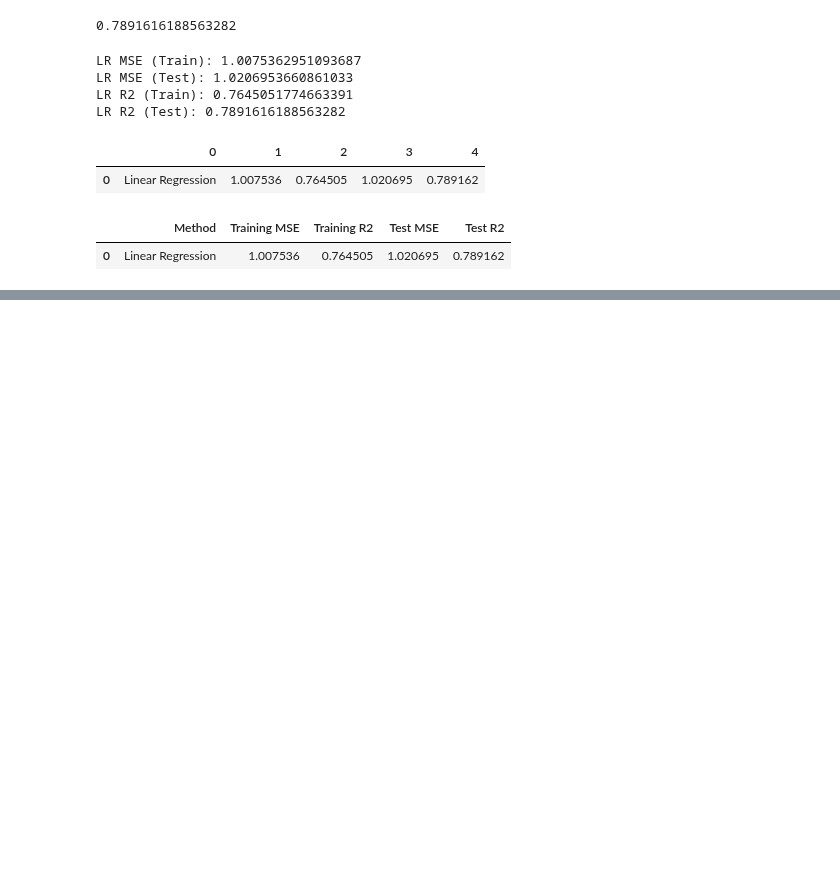
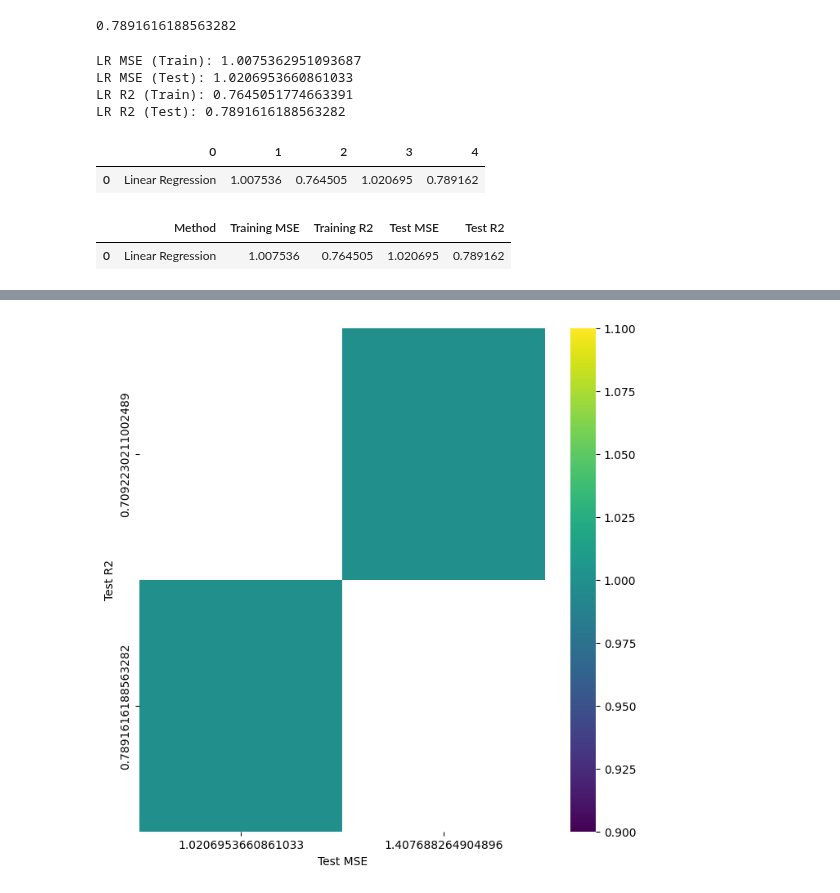
Before and after one commit to Ripu110/First-Machine-Learning-Model, a Jupyter notebook: First_Machine_learning_Model.ipynb, the cells around one changed output, grey strips where cells are left out. Cells and saved outputs as stored; diff of their text form; code cells hidden in the pictures; blank space fills up the shorter version.

```diff
--- a/First_Machine_learning_Model.ipynb
+++ b/First_Machine_learning_Model.ipynb
@@ -229,0 +241,3 @@ lr_results
+# %%
+y_rf_train_pred = rf.predict(x_train)
+y_rf_test_pred = rf.predict(x_test)
@@ -229,0 +286,11 @@ lr_results
+# %%
+from sklearn.metrics import mean_squared_error, r2_score
+
+rf_train_mse = mean_squared_error(y_train, y_rf_train_pred)
+rf_train_r2 = r2_score(y_train, y_rf_train_pred)
+
+rf_test_mse = mean_squared_error(y_test, y_rf_test_pred)
+rf_test_r2 = r2_score(y_test, y_rf_test_pred)
+# %%
+rf_results = pd.DataFrame(['Random forest', rf_train_mse, rf_train_r2, rf_test_mse, rf_test_r2]).transpose()
+rf_results.columns = ['Method', 'Training MSE', 'Training R2', 'Test MSE', 'Test R2']
@@ -229,0 +304,3 @@ lr_results
+# %%
+df_models = pd.concat([lr_results, rf_results], axis=0)
+df_models
@@ -229,0 +373,16 @@ lr_results
+# %%
+# @title Test MSE vs Test R2
+
+from matplotlib import pyplot as plt
+import seaborn as sns
+import pandas as pd
+plt.subplots(figsize=(8, 8))
+df_2dhist = pd.DataFrame({
+    x_label: grp['Test R2'].value_counts()
+    for x_label, grp in df_models.groupby('Test MSE')
+})
+sns.heatmap(df_2dhist, cmap='viridis')
+plt.xlabel('Test MSE')
+_ = plt.ylabel('Test R2')
+# %% [output]
+[figure, added]
```
Also changed, not shown: parts of 10 cells of this notebook.
